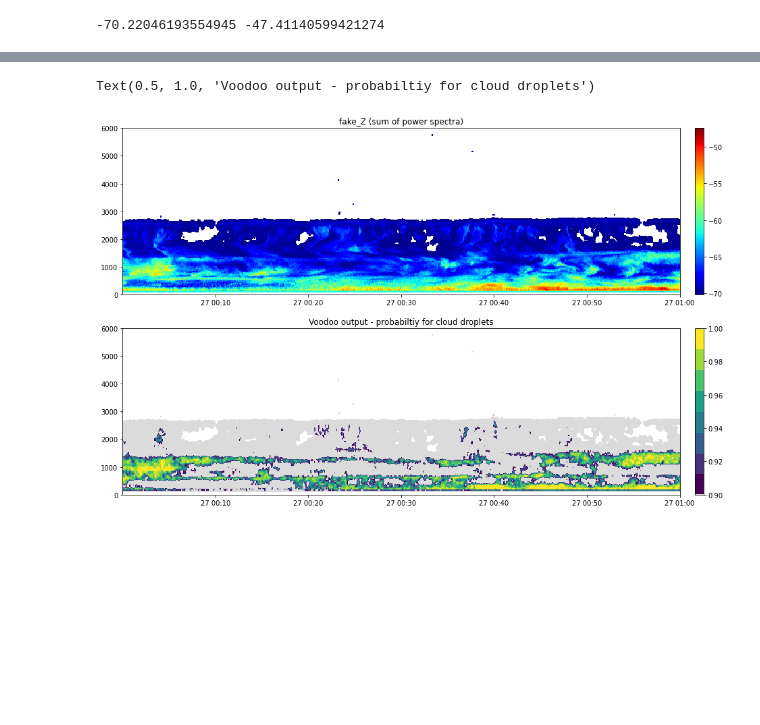
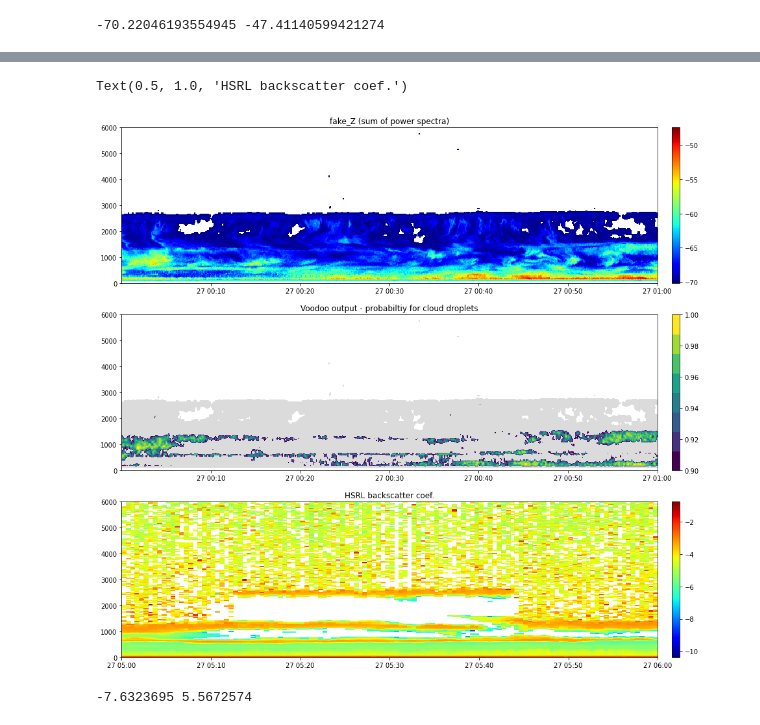
Before and after one commit to remsens-lim/Voodoo, a Jupyter notebook: Voodoo_predictor.ipynb, the cells around one changed output, grey strips where cells are left out. Drawn from its saved outputs; the diff is of its cells as text; code cells hidden in the pictures; blank space fills up the shorter version.

```diff
--- a/Voodoo_predictor.ipynb
+++ b/Voodoo_predictor.ipynb
@@ -63,3 +62,7 @@ Attributes:
     radar_constant_offset:       0.0000 dB
     radar_operating_frequency:   34.8300 Hz
     rx_noise:                    -68.4289 dBm
+# %%
+hsrl = xr.open_mfdataset('/Users/willi/data/MeteoData/KAZR/nsahsrlC1.a1.20190127.000000.nc')
+backscatter = hsrl['beta_a_backscatter'].copy()
+backscatter
@@ -66,3 +79,5 @@ Attributes:
+# %%
+backscatter = backscatter.sel(time=slice('2019-01-27T05:00:00', '2019-01-27T06:00:00'))
 # %%
 # show quicklook
 %matplotlib inline
@@ -85,7 +92,7 @@ spectra_orig = gaussian_filter1d(data['spectra'].values.copy(), sigma=1)
 print(spectra_orig.min(), spectra_orig.max())
 
 # normalize between 0 and 1
-spectra_norm = (spectra_orig - spectra_orig.min()) / (spectra_orig.max()-spectra_orig.min())
+spectra_norm = (spectra_orig - (-100)) / ((-50)-(-100))
 plt.plot(spectra_norm[1000, :])
 
 print(spectra_norm.min(), spectra_norm.max())
@@ -106,11 +113,11 @@ HBox(children=(IntProgress(value=0, layout=Layout(flex='2'), max=319), HTML(valu
 # %%
 prediction_smoothed = np.zeros((nonzeros_mask.shape)+(3,))
 for i in range(NCLASSES):
-    _tmp = reshape(prediction[:, i], ~nonzeros_mask)
+    _tmp = TM.VoodooNet.reshape(prediction[:, i], ~nonzeros_mask)
     _tmp = gaussian_filter(_tmp, sigma=1)
     prediction_smoothed[:, :, i] = np.ma.masked_where(~nonzeros_mask, _tmp)
 
-fake_Z = reshape3d(data['spectra'].values, ~nonzeros_mask)
+fake_Z = TM.VoodooNet.reshape3d(data['spectra'].values, ~nonzeros_mask)
 fake_Z = np.ma.masked_where(~nonzeros_mask, np.sum(10**(fake_Z/10), axis=2)).T
 fake_Z = 10*np.log10(fake_Z)
 print(fake_Z.min(), fake_Z.max())
@@ -125,34 +129,51 @@ print(fake_Z.min(), fake_Z.max())
 from matplotlib import cm
 from matplotlib.colors import ListedColormap
 viridis = cm.get_cmap('viridis', 8)
 newcolors = viridis(np.linspace(0, 1, 256))
 newcolors[:1, :] = np.array([220/256, 220/256, 220/256, 1])
 
 
-fig, ax = plt.subplots(nrows=2, figsize=(16, 10))
+fig, ax = plt.subplots(nrows=3, figsize=(16, 15))
 
+# fake Z
 pcmesh = ax[0].pcolormesh(
     data['time_offset'].values,
     data['range'].values,
     fake_Z,
     cmap='jet',
     vmin=fake_Z.min(), vmax=fake_Z.max(),
 )
 cbar = fig.colorbar(pcmesh, ax=ax[0], fraction=0.05, pad=0.025)
 ax[0].set_ylim([0, 6000])
 ax[0].set_title('fake_Z (sum of power spectra)')
 
-
+# probability for liquid cloud droplets
 pcmesh = ax[1].pcolormesh(
     data['time_offset'].values,
     data['range'].values,
     np.ma.masked_where(~nonzeros_mask, prediction_smoothed[:, :, 1]).T,
     cmap=ListedColormap(newcolors),
     vmin=0.9, vmax=1
 )
 cbar = fig.colorbar(pcmesh, ax=ax[1], fraction=0.05, pad=0.025)
 ax[1].set_ylim([0, 6000])
 ax[1].set_title('Voodoo output - probabiltiy for cloud droplets')
+
+# hsrl backscatter
+pcmesh = ax[2].pcolormesh(
+    backscatter['time'].values,
+    backscatter['range'].values,
+    np.log10(backscatter.values).T,
+    cmap='jet',
+    #vmin=0.9, vmax=1
+)
+cbar = fig.colorbar(pcmesh, ax=ax[2], fraction=0.05, pad=0.025)
+ax[2].set_ylim([0, 6000])
+ax[2].set_title('HSRL backscatter coef.')
 # %% [output]
-Text(0.5, 1.0, 'Voodoo output - probabiltiy for cloud droplets')
+Text(0.5, 1.0, 'HSRL backscatter coef.')
-[figure, old version]
+[figure, new version]
+# %%
+print(hsrl['beta_a_backscatter'].min().values, hsrl['beta_a_backscatter'].max().values)
+# %% [output]
+-7.6323695 5.5672574
```
Also changed, not shown: parts of 6 cells of this notebook.
